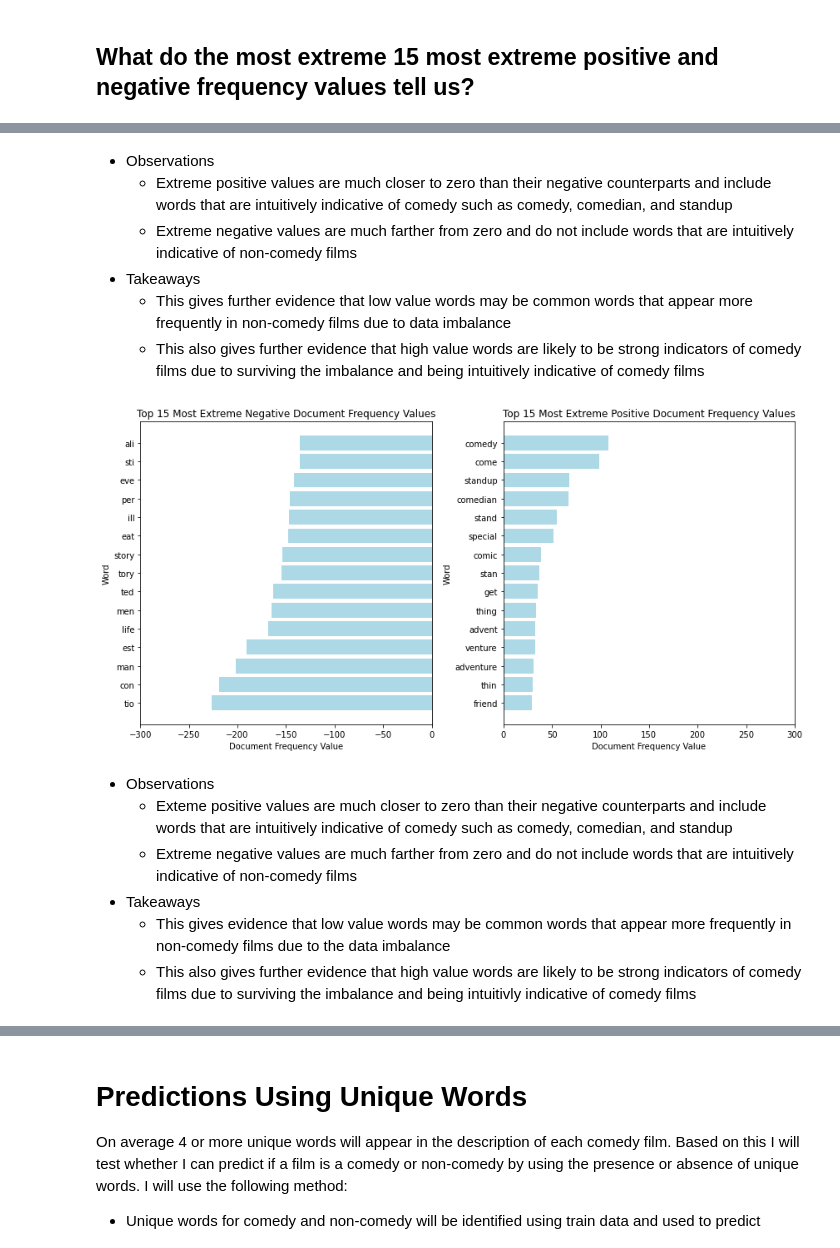
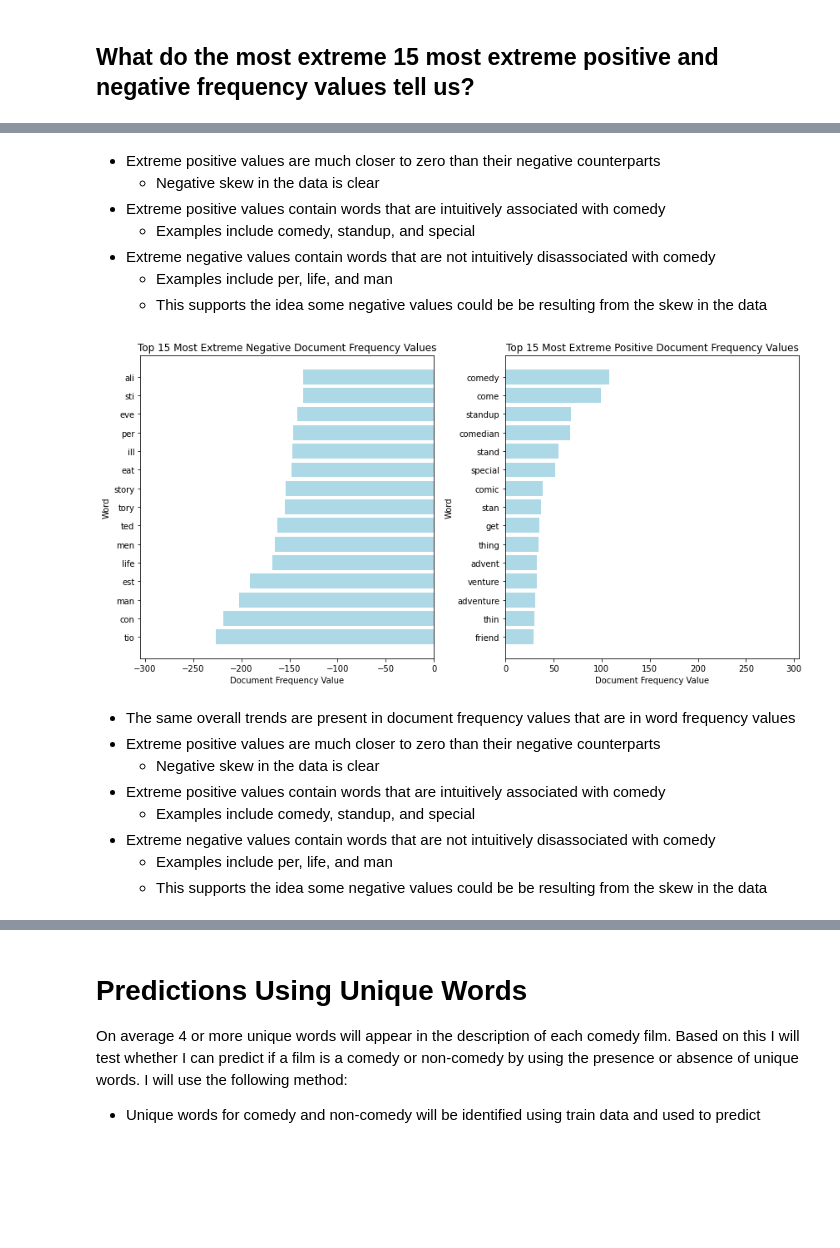
Before and after one commit to Johndsalas/netflix_genre_labeler, a Jupyter notebook: main.ipynb, the cells around one changed output, grey strips where cells are left out. Cells and saved outputs as stored; diff of their text form; code cells hidden in the pictures; blank space fills up the shorter version.

```diff
--- a/main.ipynb
+++ b/main.ipynb
@@ -198,21 +195,24 @@ e.display_ext_values(dict(word_freq[:15]),"Top 15 Most Extreme Negative Word Fre
 # %% [markdown]
-* Observations
-    * Extreme positive values are much closer to zero than their negative counterparts and include words that are intuitively indicative of comedy such as comedy, comedian, and standup
-    * Extreme negative values are much farther from zero and do not include words that are intuitively indicative of non-comedy films
-* Takeaways
-    * This gives further evidence that low value words may be common words that appear more frequently in non-comedy films due to data imbalance
-    * This also gives further evidence that high value words are likely to be strong indicators of comedy films due to surviving the imbalance and being intuitively indicative of comedy films
+* Extreme positive values are much closer to zero than their negative counterparts
+    * Negative skew in the data is clear
+* Extreme positive values contain words that are intuitively associated with comedy
+    * Examples include comedy, standup, and special
+* Extreme negative values contain words that are not intuitively disassociated with comedy
+    * Examples include per, life, and man
+    * This supports the idea some negative values could be be resulting from the skew in the data
 # %%
-e.display_ext_values(dict(doc_freq[:15]), "Top 15 Most Extreme Negative Document Frequency Values", dict(doc_freq[-15:]), "Top 15 Most Extreme Positive Document Frequency Values", "Document Frequency Value", "Word", 300)
+e.display_ext_values(dict(doc_freq[:15]), "Top 15 Most Extreme Negative Document Frequency Values", dict(doc_freq[-15:]), "Top 15 Most Extreme Positive Document Frequency Values", "Document Frequency Value", "Word", 305)
 # %% [output]
-[figure, old version]
+[figure, new version]
 # %% [markdown]
-* Observations
-    * Exteme positive values are much closer to zero than their negative counterparts and include words that are intuitively indicative of comedy such as comedy, comedian, and standup
-    * Extreme negative values are much farther from zero and do not include words that are intuitively indicative of non-comedy films
-* Takeaways
-    * This gives evidence that low value words may be common words that appear more frequently in non-comedy films due to the data imbalance
-    * This also gives further evidence that high value words are likely to be strong indicators of comedy films due to surviving the imbalance and being intuitivly indicative of comedy films
+* The same overall trends are present in document frequency values that are in word frequency values
+* Extreme positive values are much closer to zero than their negative counterparts
+    * Negative skew in the data is clear
+* Extreme positive values contain words that are intuitively associated with comedy
+    * Examples include comedy, standup, and special
+* Extreme negative values contain words that are not intuitively disassociated with comedy
+    * Examples include per, life, and man
+    * This supports the idea some negative values could be be resulting from the skew in the data
 # %% [markdown]
 ## Exploration Summary
 
```
Also changed, not shown: parts of 31 cells of this notebook.
